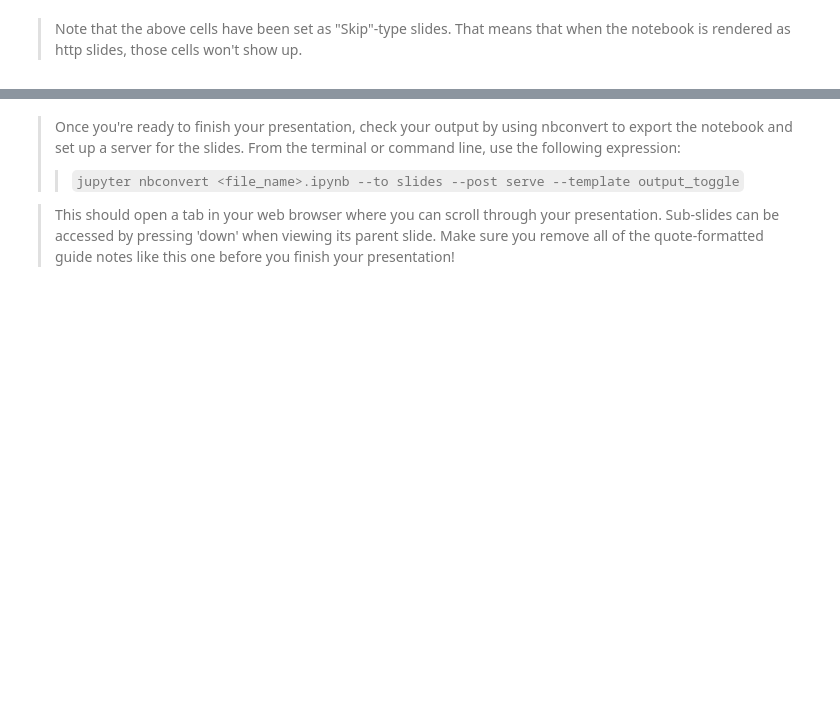
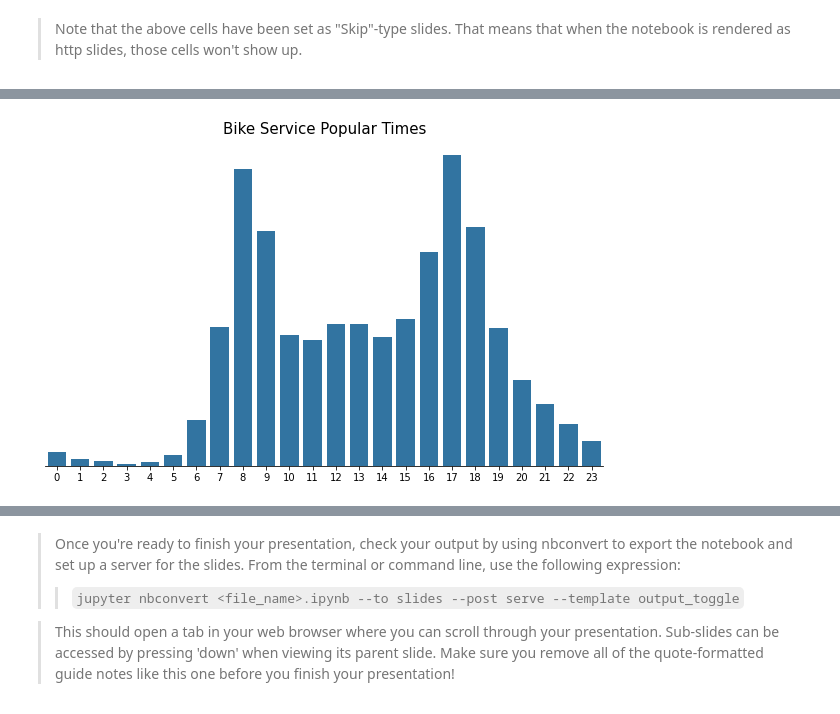
Before and after one commit to adipurnamk/Ford-GoBike-System-Data, a Jupyter notebook: slide_deck_template.ipynb, the cells around one changed output, grey strips where cells are left out. Saved outputs shown, nothing was run; the diff lists cells and outputs as text; code cells hidden in the pictures; blank space fills up the shorter version.

```diff
--- a/slide_deck_template.ipynb
+++ b/slide_deck_template.ipynb
@@ -40,0 +116,15 @@ but feel free to add more if you'd like!
+# %%
+hour_order = np.arange(0,24)
+
+plt.figure(figsize=(10,6))
+plt.title('Bike Service Popular Times', fontsize=15)
+ax = sns.countplot(data=df_2017_clean, x='hour', order=hour_order, color=base_color)
+
+ax.spines['top'].set_visible(False)
+ax.spines['right'].set_visible(False)
+ax.spines['left'].set_visible(False)
+plt.yticks([])
+plt.ylabel('')
+plt.xlabel('');
+# %% [output]
+[figure, added]
```
Also changed, not shown: parts of 31 cells of this notebook.
